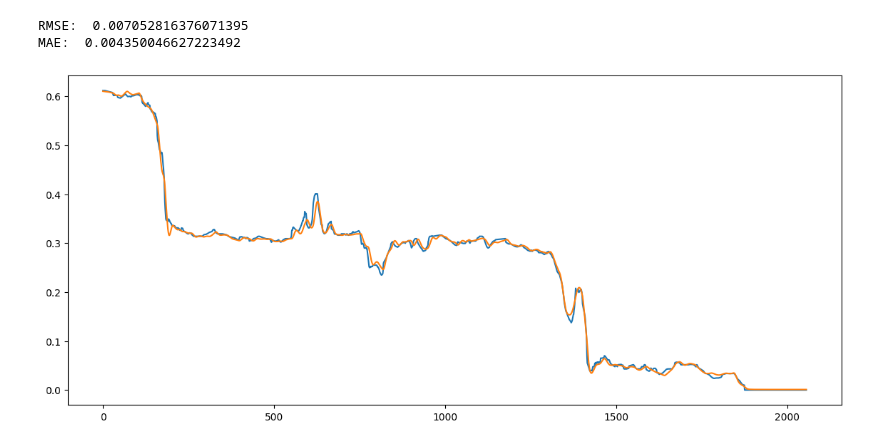
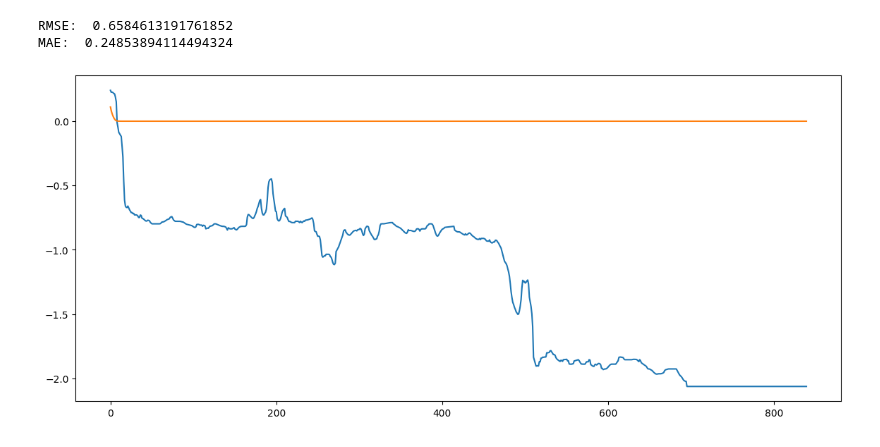
Before and after one commit to dyce135/Algorithmic_Tennis_Betting, a Jupyter notebook: model_benchmark.ipynb, the cells around one changed output. Drawn from its saved outputs; the diff is of its cells as text; code cells hidden in the pictures.

```diff
--- a/model_benchmark.ipynb
+++ b/model_benchmark.ipynb
@@ -125,7 +132,7 @@ _________________________________________________________________
          [[{{node gradients/split_1_grad/concat/split_1/split_dim}}]]
 # %%
 # score, scores, actual, predicted = seq2seq_model.evaluate_model(model, train, test, 3, 60, features=range(8), features_out_num=1, initial_epochs=30, epochs=2, batches_to_train=1)
-test_x, test_y = seq2seq_model.truncate_single_step(test, 60, features_in=range(8))
+test_x, test_y = seq2seq_model.truncate_single_step(test, 36, features_in=[0,5,6,7,8,9,10,11,12,13], features_out=[0,5,6,7,8,9,10,11,12,13])
 print(test_x.shape, test_y.shape)
 results = model.evaluate(test_x, test_y)
 preds = model.predict(test_x)
@@ -160,12 +167,12 @@ preds = model.predict(test_x)
 # %%
 plt.figure(figsize=(14,6))
 plt.plot(test_y[:,0])
-plt.plot(preds)
+plt.plot(preds[:,0])
 print('RMSE: ', np.sqrt(results[0]))
 print('MAE: ', results[1])
 # %% [output]
-RMSE:  0.007052816376071395
-MAE:  0.004350046627223492
+RMSE:  0.6584613191761852
+MAE:  0.24853894114494324
-[figure, old version]
+[figure, new version]
 # %%
 forecasts = []
```
Also changed, not shown: parts of 9 cells of this notebook, 23 other files.
